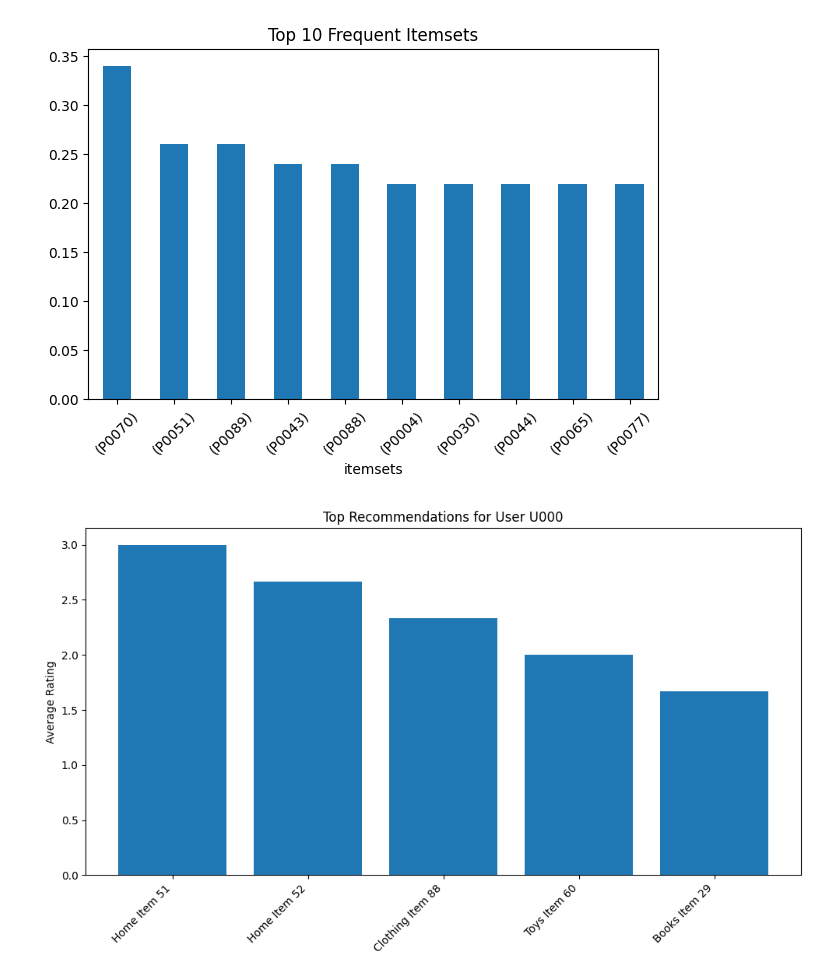
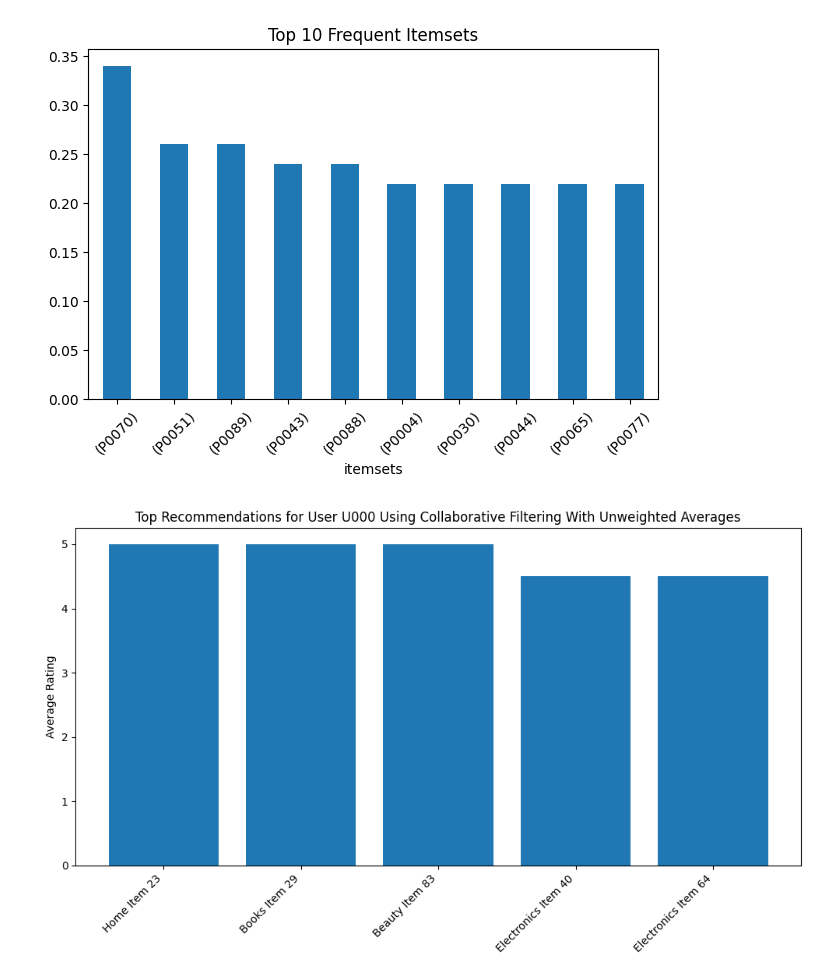
Before and after one commit to vanessadp17/SOEN471-assignment2, a Jupyter notebook: project_notebook.ipynb, the cells around one changed output. Cells and saved outputs as stored; diff of their text form; code cells hidden in the pictures.

```diff
--- a/project_notebook.ipynb
+++ b/project_notebook.ipynb
@@ -295,16 +601,16 @@ plt.show()
 # %%
 # Visualize top recommendations for an example user.
 # Generate recommendations for an example user.
 example_user = user_item_matrix_filled.index[0]
-top_recs = recommend_products(example_user, user_item_matrix_filled, similarity_df)
+top_recs = recommend_products(example_user, user_item_matrix_filled, similarity_df, product_data, return_details=True, weighted=False)
 
 plt.figure(figsize=(10, 6))
-plt.bar(top_recs['ProductName'], top_recs['AvgRating'])
-plt.title(f"Top Recommendations for User {example_user}")
+plt.bar(top_recs['ProductName'], top_recs['RecScore'])
+plt.title(f"Top Recommendations for User {example_user} Using Collaborative Filtering With Unweighted Averages")
 plt.xticks(rotation=45, ha='right')
 plt.ylabel("Average Rating")
 plt.tight_layout()
 plt.savefig("top_recommendations.png")
 plt.show()
 # %% [output]
-[figure, old version]
+[figure, new version]
```
Also changed, not shown: parts of 28 cells of this notebook, 1 other file.
